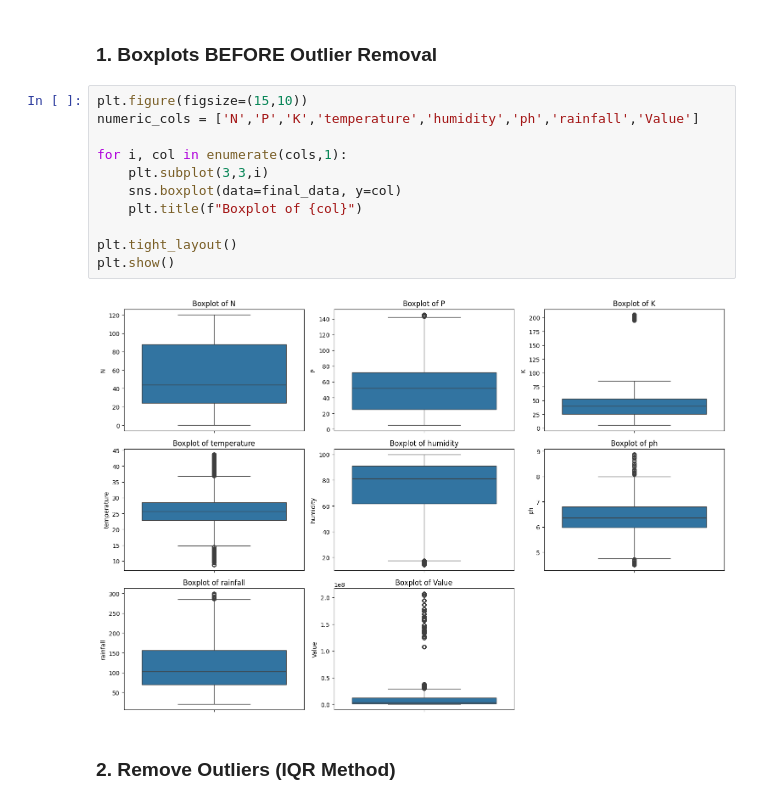
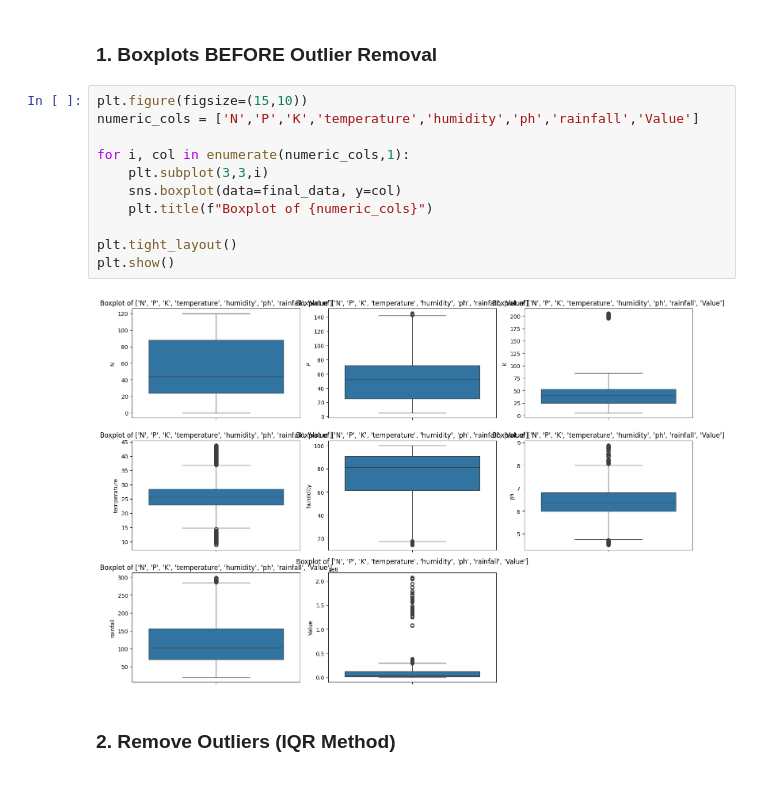
Before and after one commit to springboardmentor2468a-lab/AgriYield, a Jupyter notebook: AgriYield_Predictor.ipynb, the cells around one changed output. Saved outputs shown, nothing was run; the diff lists cells and outputs as text.

```diff
--- a/AgriYield_Predictor.ipynb
+++ b/AgriYield_Predictor.ipynb
@@ -714,16 +714,16 @@ import seaborn as sns
 # %%
 plt.figure(figsize=(15,10))
 numeric_cols = ['N','P','K','temperature','humidity','ph','rainfall','Value']
 
-for i, col in enumerate(cols,1):
+for i, col in enumerate(numeric_cols,1):
     plt.subplot(3,3,i)
     sns.boxplot(data=final_data, y=col)
-    plt.title(f"Boxplot of {col}")
+    plt.title(f"Boxplot of {numeric_cols}")
 
 plt.tight_layout()
 plt.show()
 # %% [output]
-[figure, old version]
+[figure, new version]
 # %% [markdown]
 ### 2. Remove Outliers (IQR Method)
 # %%
```
Also changed, not shown: parts of 26 cells of this notebook.
